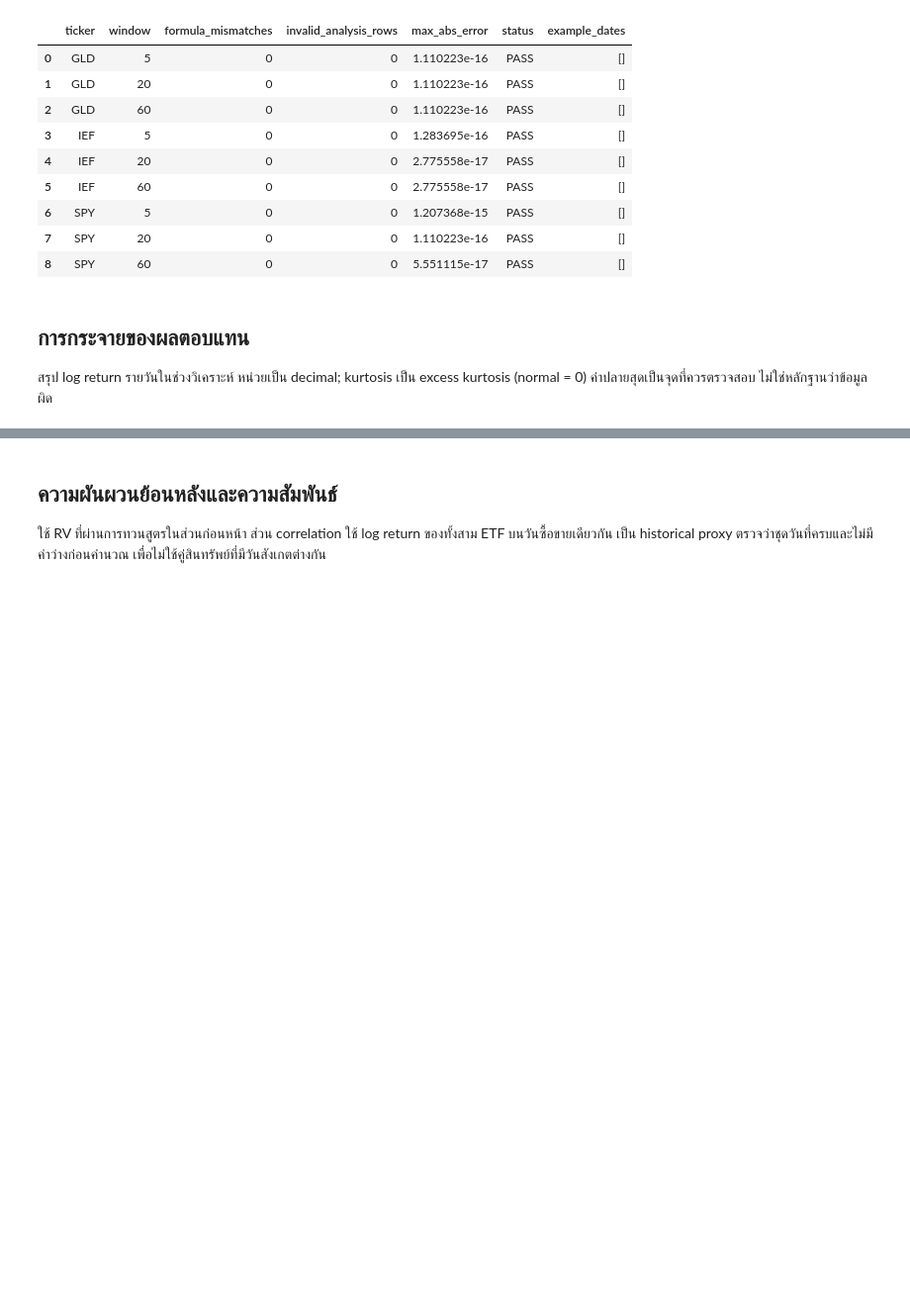
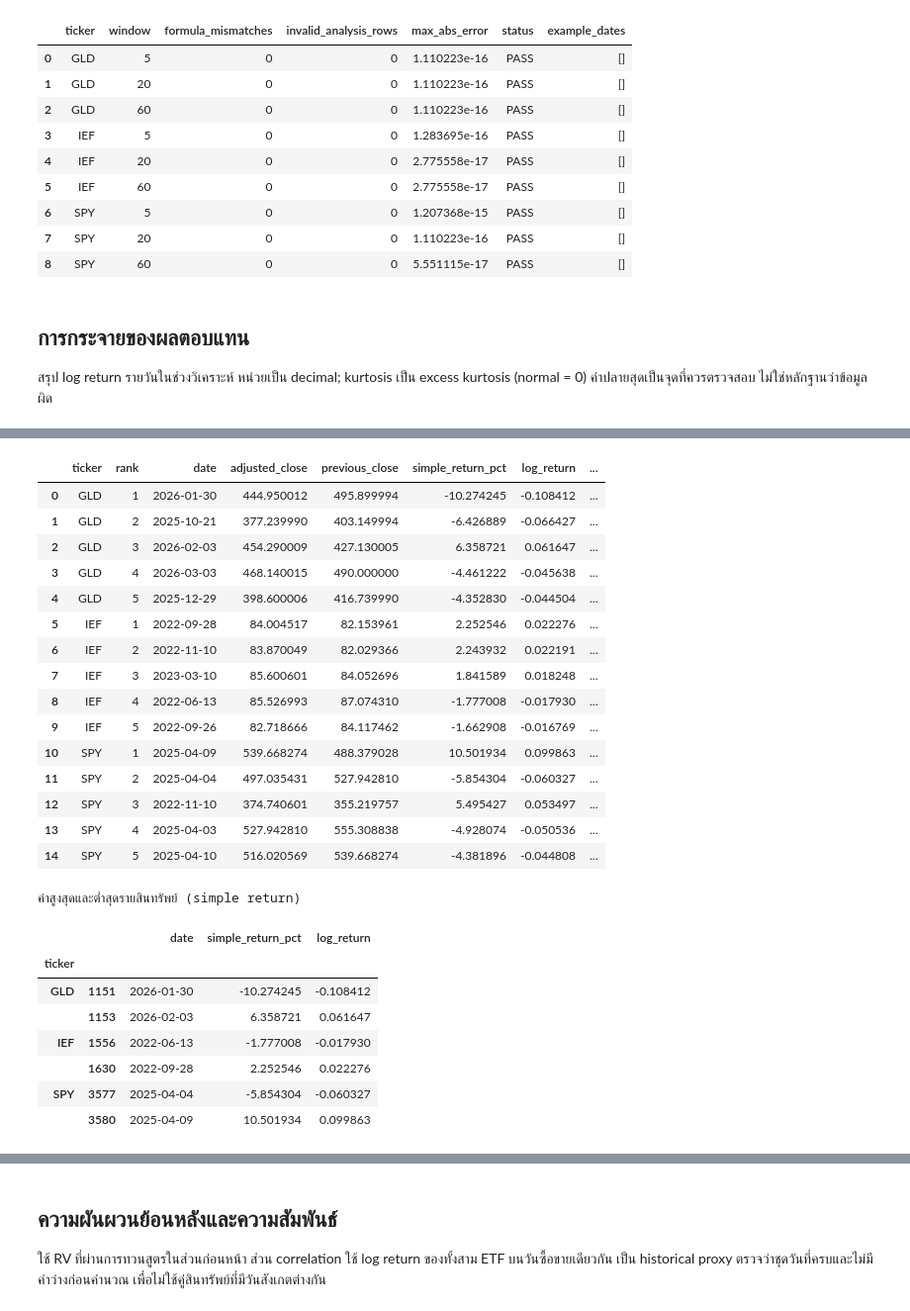
Before and after one commit to 01aptx01/datasci-and-dataen-project, a Jupyter notebook: notebooks/01_eda_market_prices.ipynb, the cells around one changed output, grey strips where cells are left out. Shown at 99% size. Drawn from its saved outputs; the diff is of its cells as text; code cells hidden in the pictures; blank space fills up the shorter version.

```diff
--- a/notebooks/01_eda_market_prices.ipynb
+++ b/notebooks/01_eda_market_prices.ipynb
@@ -255,0 +248,38 @@ Largest absolute returns:
+# %%
+review_data = df.sort_values(['ticker', 'date']).copy()
+review_data['previous_close'] = review_data.groupby('ticker').adjusted_close.shift()
+review_data['simple_return_pct'] = review_data.simple_return * 100
+review_analysis = review_data.loc[~review_data.is_warmup_buffer & review_data.simple_return.notna()].copy()
+review_analysis['magnitude'] = review_analysis.simple_return.abs()
+events = review_analysis.sort_values(['ticker', 'magnitude', 'date'], ascending=[True, False, True]).groupby('ticker', sort=True).head(5).copy()
+events['rank'] = events.groupby('ticker').cumcount() + 1
+cols = ['ticker','rank','date','adjusted_close','previous_close','simple_return_pct','log_return','is_anomaly_flagged']
+display(events[cols].reset_index(drop=True))
+print('ค่าสูงสุดและต่ำสุดรายสินทรัพย์ (simple return)')
+display(review_analysis.sort_values(['ticker','simple_return','date']).groupby('ticker').apply(lambda g: g.iloc[[0,-1]].drop_duplicates(), include_groups=False)[['date','simple_return_pct','log_return']])
+# %% [output]
+|  | ticker | rank | date | adjusted_close | previous_close | simple_return_pct | log_return | ... |
+| 0 | GLD | 1 | 2026-01-30 | 444.950012 | 495.899994 | -10.274245 | -0.108412 | ... |
+| 1 | GLD | 2 | 2025-10-21 | 377.239990 | 403.149994 | -6.426889 | -0.066427 | ... |
+| 2 | GLD | 3 | 2026-02-03 | 454.290009 | 427.130005 | 6.358721 | 0.061647 | ... |
+| 3 | GLD | 4 | 2026-03-03 | 468.140015 | 490.000000 | -4.461222 | -0.045638 | ... |
+| 4 | GLD | 5 | 2025-12-29 | 398.600006 | 416.739990 | -4.352830 | -0.044504 | ... |
+| 5 | IEF | 1 | 2022-09-28 | 84.004517 | 82.153961 | 2.252546 | 0.022276 | ... |
+| 6 | IEF | 2 | 2022-11-10 | 83.870049 | 82.029366 | 2.243932 | 0.022191 | ... |
+| 7 | IEF | 3 | 2023-03-10 | 85.600601 | 84.052696 | 1.841589 | 0.018248 | ... |
+| 8 | IEF | 4 | 2022-06-13 | 85.526993 | 87.074310 | -1.777008 | -0.017930 | ... |
+| 9 | IEF | 5 | 2022-09-26 | 82.718666 | 84.117462 | -1.662908 | -0.016769 | ... |
+| 10 | SPY | 1 | 2025-04-09 | 539.668274 | 488.379028 | 10.501934 | 0.099863 | ... |
+| 11 | SPY | 2 | 2025-04-04 | 497.035431 | 527.942810 | -5.854304 | -0.060327 | ... |
+| 12 | SPY | 3 | 2022-11-10 | 374.740601 | 355.219757 | 5.495427 | 0.053497 | ... |
+| 13 | SPY | 4 | 2025-04-03 | 527.942810 | 555.308838 | -4.928074 | -0.050536 | ... |
+| 14 | SPY | 5 | 2025-04-10 | 516.020569 | 539.668274 | -4.381896 | -0.044808 | ... |
+ค่าสูงสุดและต่ำสุดรายสินทรัพย์ (simple return)
+|  |  | date | simple_return_pct | log_return |
+| ticker |  |  |  |  |
+| GLD | 1151 | 2026-01-30 | -10.274245 | -0.108412 |
+|  | 1153 | 2026-02-03 | 6.358721 | 0.061647 |
+| IEF | 1556 | 2022-06-13 | -1.777008 | -0.017930 |
+|  | 1630 | 2022-09-28 | 2.252546 | 0.022276 |
+| SPY | 3577 | 2025-04-04 | -5.854304 | -0.060327 |
+|  | 3580 | 2025-04-09 | 10.501934 | 0.099863 |
```
Also changed, not shown: parts of 17 cells of this notebook, 2 other files.
